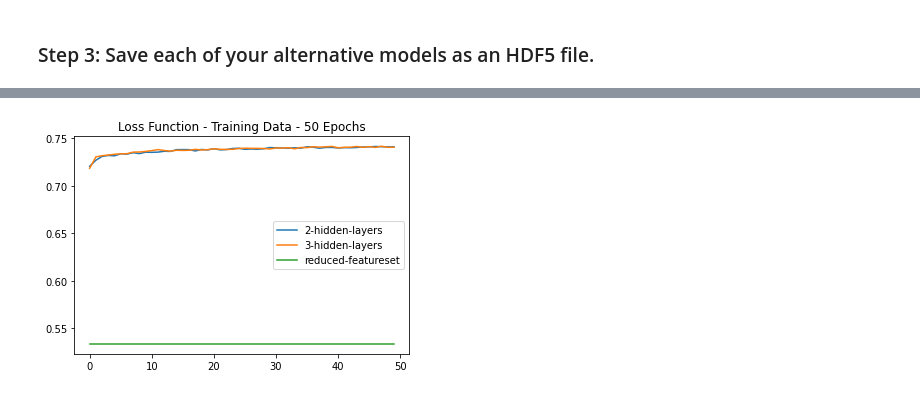
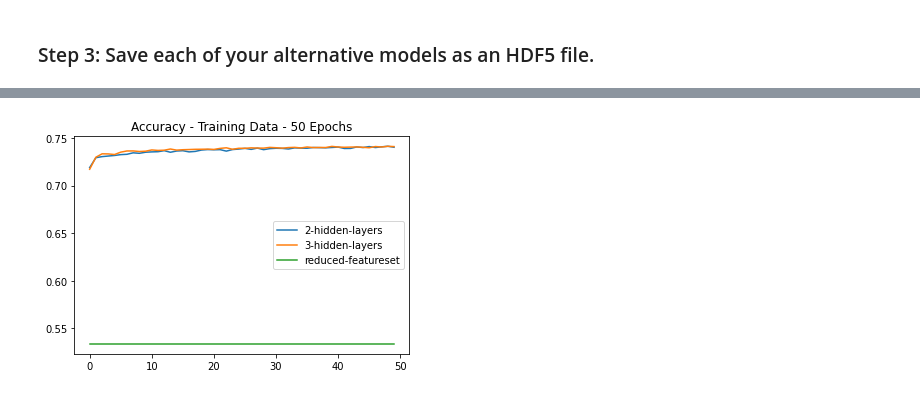
Before and after one commit to sububer/vc-fund-predictor, a Jupyter notebook: app/GC_venture_funding_with_deep_learning.ipynb, the cells around one changed output, grey strips where cells are left out. Drawn from its saved outputs; the diff is of its cells as text; code cells hidden in the pictures.

```diff
--- a/app/GC_venture_funding_with_deep_learning.ipynb
+++ b/app/GC_venture_funding_with_deep_learning.ipynb
@@ -798,11 +801,13 @@ plt.show()
 # %%
-# Plotting the model fit accuracy for each approach:
+# TRAINING SUMMARY ACCURACY
+# Plotting the model fit accuracy for each approach
+# note that reduced-featureset has lower accuracy on training set
 
 plt.plot(fit_model_nn_50.history['accuracy'])
 plt.plot(fit_model_A1_50.history['accuracy'])
 plt.plot(fit_model_A2_50.history['accuracy'])
-plt.title('Loss Function - Training Data - 50 Epochs')
+plt.title('Accuracy - Training Data - 50 Epochs')
 plt.legend(['2-hidden-layers', '3-hidden-layers', 'reduced-featureset'])
 plt.show()
 # %% [output]
-[figure, old version]
+[figure, new version]
```
Also changed, not shown: parts of 12 cells of this notebook.
